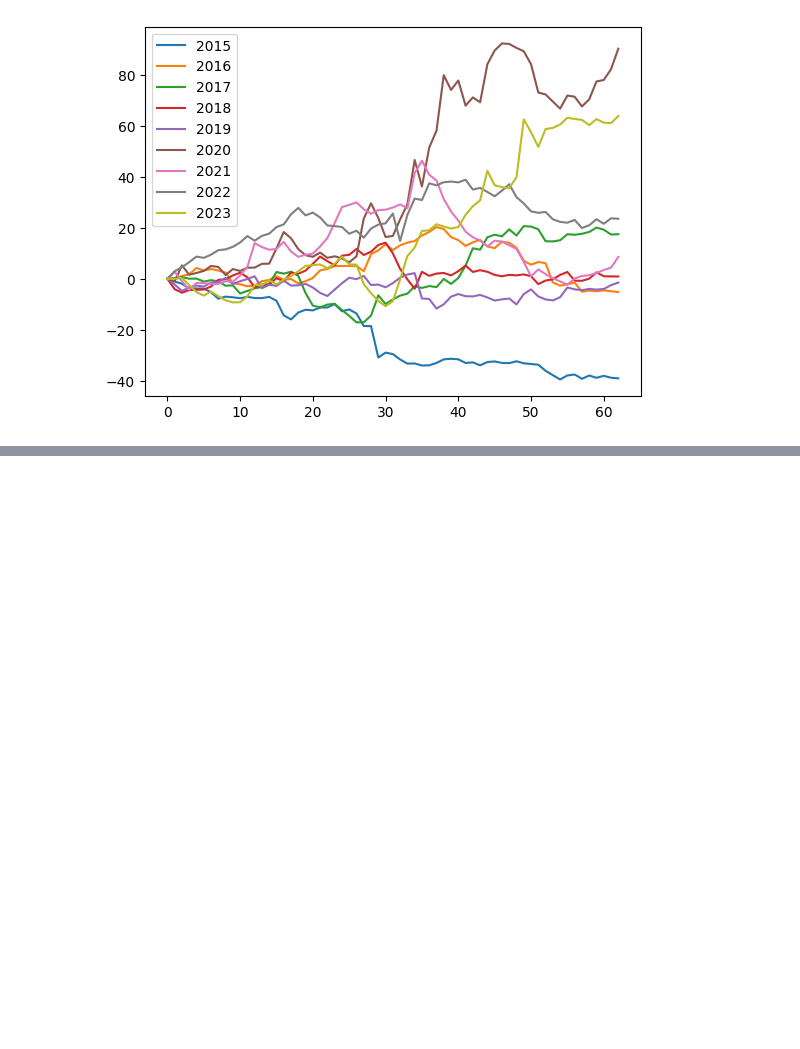
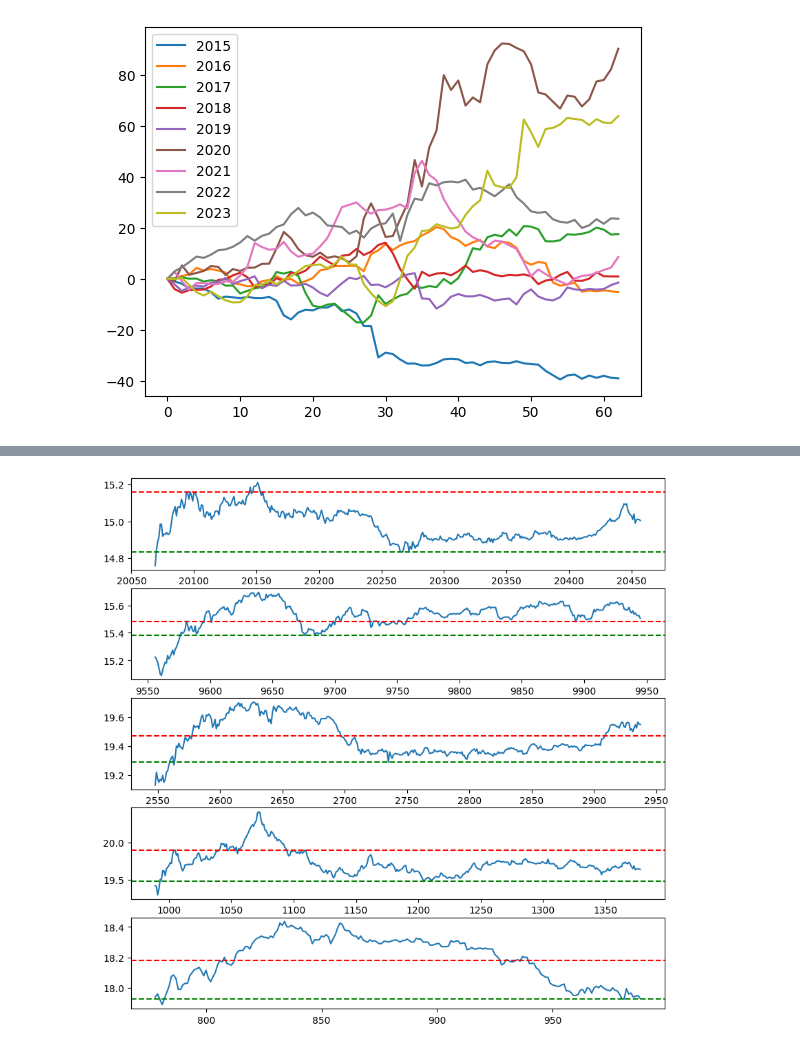
Before and after one commit to peterdemin/peterdemin.github.io, a Jupyter notebook: source/12_articles/60-M.ipynb, the cells around one changed output, grey strips where cells are left out. Cells and saved outputs as stored; diff of their text form; code cells hidden in the pictures; blank space fills up the shorter version.

```diff
--- a/source/12_articles/60-M.ipynb
+++ b/source/12_articles/60-M.ipynb
@@ -109,0 +112,12 @@ spx_seasons.plot()
+# %%
+# https://lime.co/market-data-source/#i5z6wk
+prices = pandas.read_csv('60-M-1m.csv', delimiter=';')
+
+for column in ('ticker', 'open', 'high', 'low', 'volume'):
+    del prices[column]
+prices['Year'] = prices['date'].str.split('/', expand=True)[2].astype(int)
+prices['Month'] = prices['date'].str.split('/', expand=True)[0].astype(int)
+prices['Day'] = prices['date'].str.split('/', expand=True)[1].astype(int)
+prices['Hour'] = prices['time'].str.split(':', expand=True)[0].astype(int)
+prices['Minute'] = prices['time'].str.split(':', expand=True)[1].astype(int)
+prices
@@ -109,0 +142,12 @@ spx_seasons.plot()
+# %%
+def analyze_day(date: str, df: list[float]) -> tuple:
+    open_price = df[(df.Hour==6) & (df.Minute==30)].close.iloc[0]
+    morning_spike = max(df[df.Hour <= 6].close)
+    day_decline = min(df[(df.Hour >= 8) & (df.Hour <= 11)].close)
+    return open_price, morning_spike, day_decline, (morning_spike - open_price), (morning_spike - day_decline)
+
+data = []
+for date in set(prices['date']):
+    data.append([date, *analyze_day(date, prices[prices.date == date])])
+# Spike-decline
+sd = pandas.DataFrame(data, columns=('date', 'open_price', 'morning_spike', 'day_decline', 'spike', 'decline'))
@@ -109,0 +167,19 @@ spx_seasons.plot()
+# %%
+import matplotlib.pyplot as plt
+
+positive_days = sd[(sd.spike > 0.2) & (sd.decline > 0.1)]
+negative_days = sd[(sd.spike > 0.2) & (sd.decline <= 0.1)]
+# %%
+def plot_samples(days, prices, count=5):
+    fig, axes = plt.subplots(nrows=count, ncols=1, figsize=(10, 10))
+
+    for i in range(count):
+        day = days.iloc[i]
+        date = day.date
+        prices[prices.date == date].close.plot(ax=axes[i])
+        axes[i].axhline(y=day.morning_spike, color='red', linestyle='--')
+        axes[i].axhline(y=day.day_decline, color='green', linestyle='--')
+
+plot_samples(positive_days, prices)
+# %% [output]
+[figure, added]
```
Also changed, not shown: parts of 8 cells of this notebook, 5 other files.
